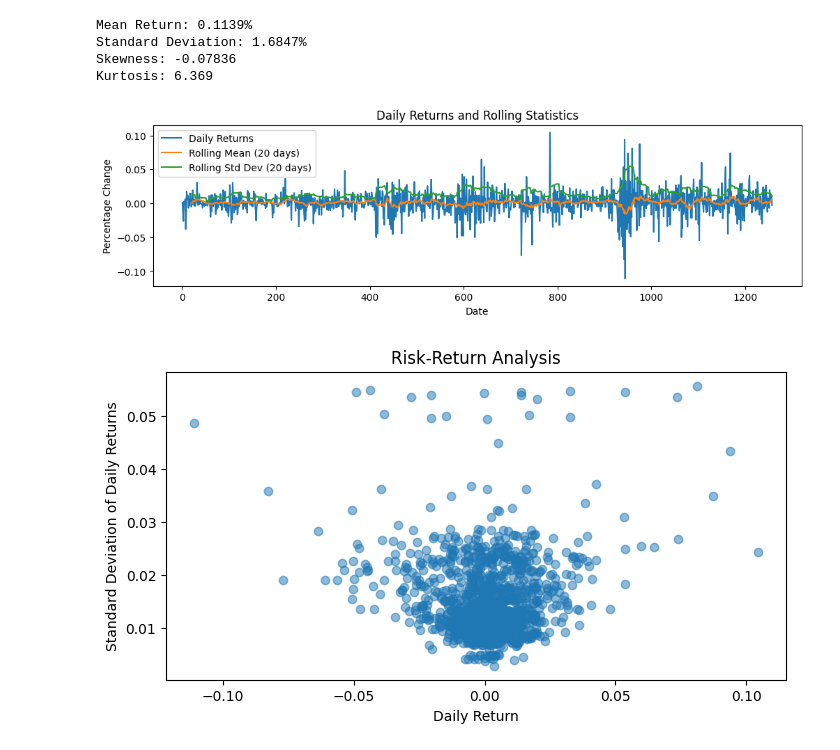
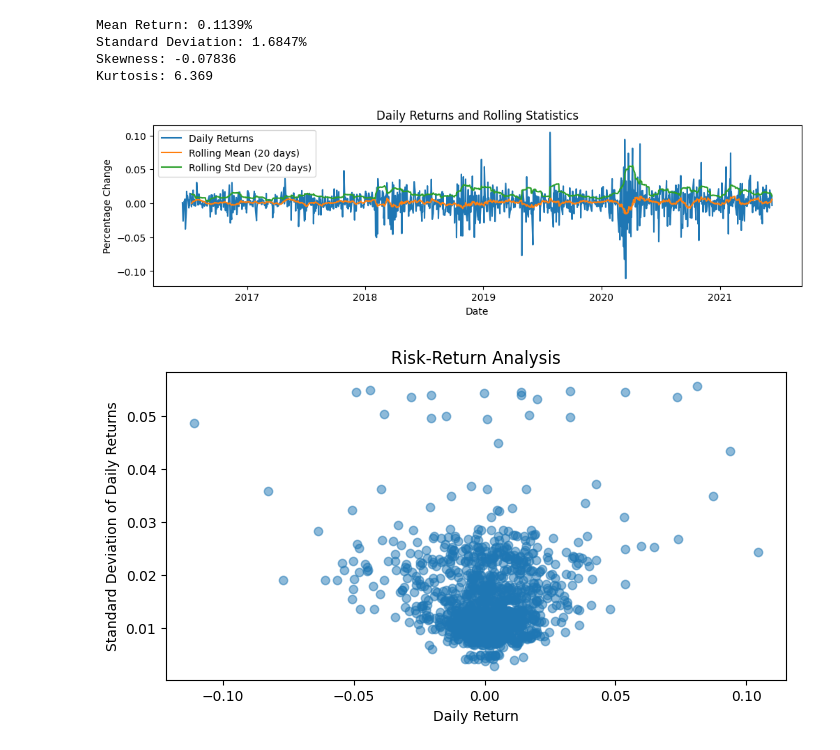
Before and after one commit to okechukwuchude/7088CEM---Artificial-Neural-Networks, a Jupyter notebook: neural net.ipynb, the cells around one changed output. Saved outputs shown, nothing was run; the diff lists cells and outputs as text; code cells hidden in the pictures.

```diff
--- a/neural net.ipynb
+++ b/neural net.ipynb
@@ -146,18 +146,18 @@ Kurtosis: 6.369
 # %%
 rolling_mean = data['pct_change'].rolling(window=20).mean()
 rolling_std = data['pct_change'].rolling(window=20).std()
 
 plt.figure(figsize=(12, 3))
-plt.plot(data.index, data['pct_change'], label='Daily Returns')
-plt.plot(data.index, rolling_mean, label='Rolling Mean (20 days)')
-plt.plot(data.index, rolling_std, label='Rolling Std Dev (20 days)')
+plt.plot(data['date'], data['pct_change'], label='Daily Returns')
+plt.plot(data['date'], rolling_mean, label='Rolling Mean (20 days)')
+plt.plot(data['date'], rolling_std, label='Rolling Std Dev (20 days)')
 plt.title('Daily Returns and Rolling Statistics')
 plt.xlabel('Date')
 plt.ylabel('Percentage Change')
 plt.legend()
 plt.show()
 # %% [output]
-[figure, old version]
+[figure, new version]
 # %%
 #standard deviation for each days return
 data['std_dev'] = data['pct_change'].rolling(window=20).std()
```
Also changed, not shown: parts of 4 cells of this notebook.
